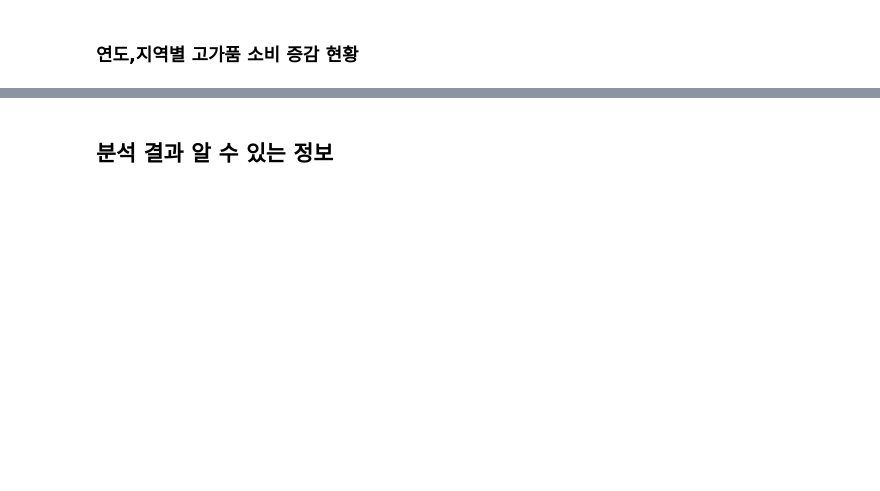
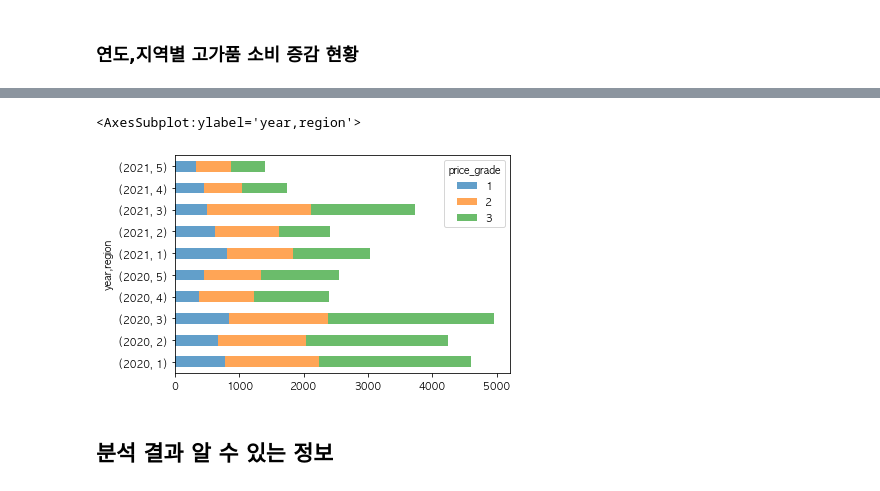
Before and after one commit to zivary/Working-with-data, a Jupyter notebook: 고객거래데이터_cakd_07_맛집트레블러.ipynb, the cells around one changed output, grey strips where cells are left out. Drawn from its saved outputs; the diff is of its cells as text; code cells hidden in the pictures; blank space fills up the shorter version.

```diff
--- a/고객거래데이터_cakd_07_맛집트레블러.ipynb
+++ b/고객거래데이터_cakd_07_맛집트레블러.ipynb
@@ -809,0 +1009,3 @@ grouped.quantity.sum()[2021]/grouped.quantity.sum()[2021].sum()
+# %%
+df2=df[['region','price_grade','year','quantity']]
+df2.head()
@@ -810,3 +1019,9 @@ grouped.quantity.sum()[2021]/grouped.quantity.sum()[2021].sum()
+# %%
+grouped=df2.groupby(['year','region','price_grade'])
+grouped.quantity.sum().unstack().plot.barh(stacked=True,alpha=0.7)
+# %% [output]
+<AxesSubplot:ylabel='year,region'>
+[figure, added]
 # %% [markdown]
 ## 분석 결과 알 수 있는 정보
 # %%
```
Also changed, not shown: parts of 51 cells of this notebook.
